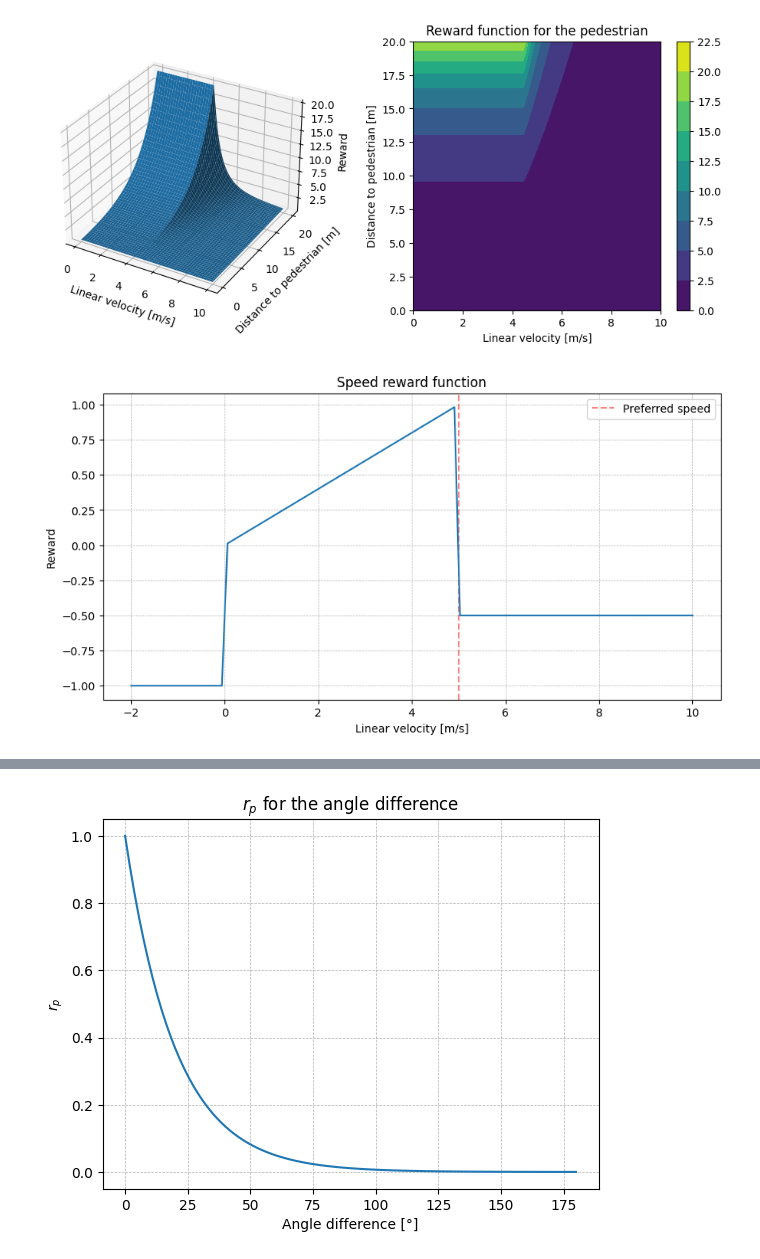
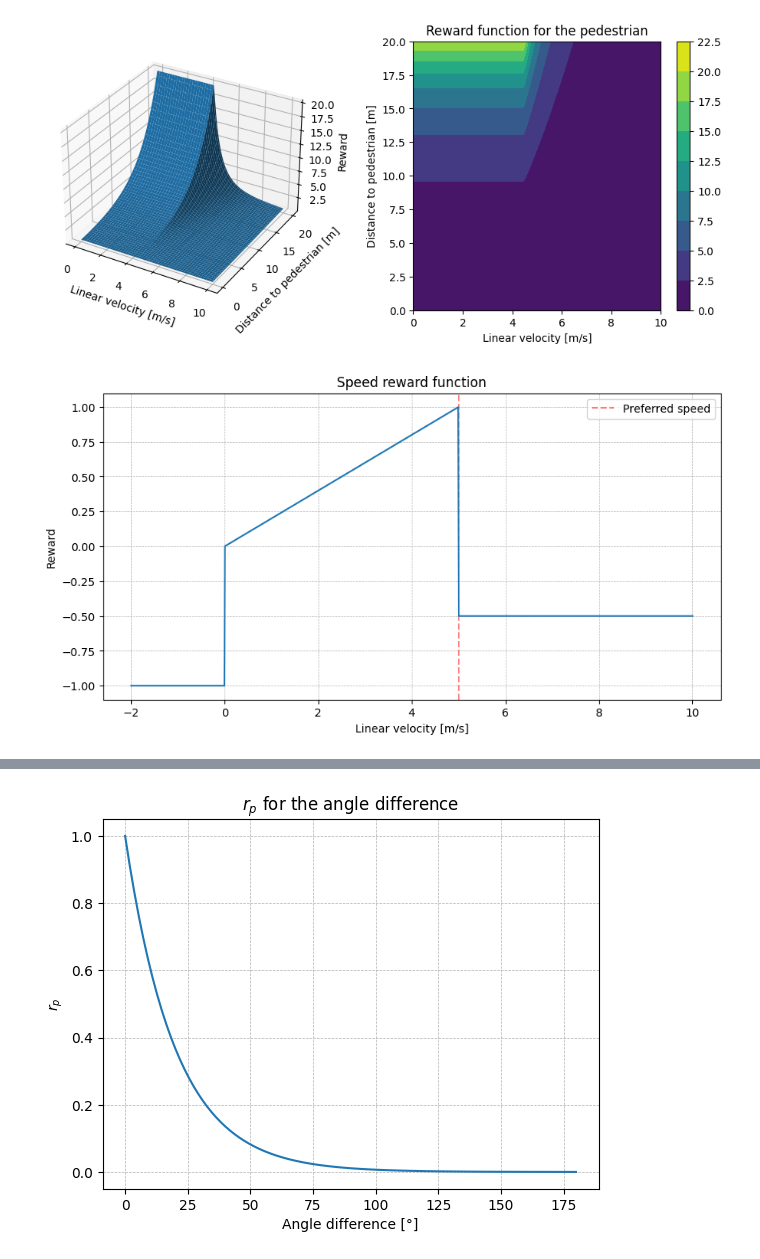
Before and after one commit to White-On/Streamlit_Presentation, a Jupyter notebook: fitness_notebook.ipynb, the cells around one changed output, grey strips where cells are left out. Cells and saved outputs as stored; diff of their text form; code cells hidden in the pictures.

```diff
--- a/fitness_notebook.ipynb
+++ b/fitness_notebook.ipynb
@@ -440,31 +440,32 @@ plt.show()
 # %%
 import latexify
 @latexify.function
 def speed_reward(current_speed, pref_speed):
     if 0.0 < current_speed <= pref_speed:
         # l = 1/pref_speed # old formula
         # return l * (pref_speed - current_speed)
         return 1-(pref_speed - current_speed)/pref_speed
     elif current_speed > pref_speed:
         return -0.5
     elif current_speed <= 0.0:
         return -1.0
 
+n = 100
 v_ev = np.linspace(-2, 10, n)
 
 speed_function = np.vectorize(speed_reward)
 pref_speed = 5
 r_speed = speed_function(v_ev, pref_speed)
 
 fig = plt.figure(figsize=(10, 5))
 plt.axvline(pref_speed, color='r', linestyle='--', alpha=0.5, label='Preferred speed')
 plt.plot(v_ev, r_speed)
 plt.xlabel('Linear velocity [m/s]')
 plt.ylabel('Reward')
 plt.title('Speed reward function')
 plt.grid(True, linewidth=0.5, linestyle='--')
 plt.legend()
 
 plt.show()
 # %% [output]
-[figure, old version]
+[figure, new version]
```
Also changed, not shown: parts of 1 cell of this notebook, 3 other files.
